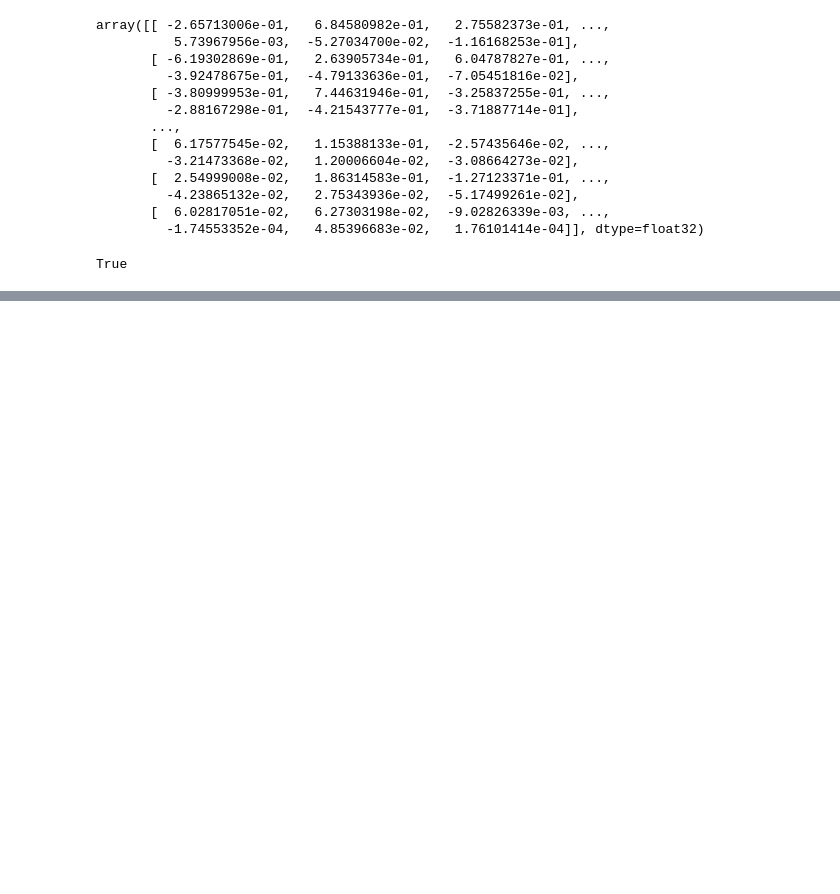
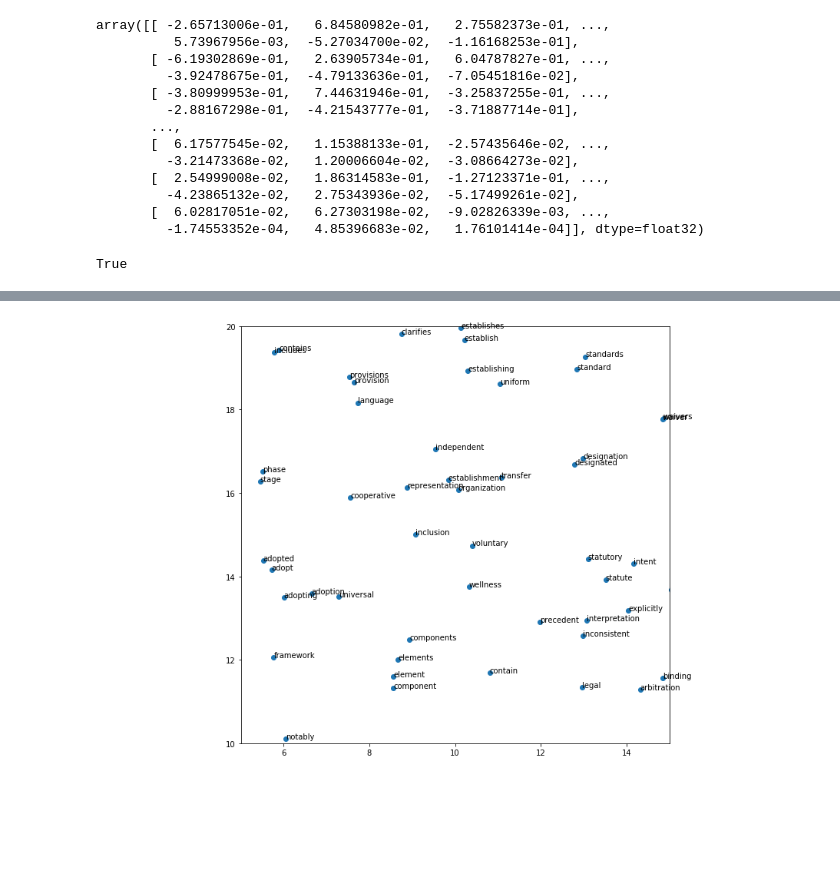
Before and after one commit to dgilbs/nlp_partisanship, a Jupyter notebook: Test_Modeling.ipynb, the cells around one changed output, grey strips where cells are left out. Cells and saved outputs as stored; diff of their text form; code cells hidden in the pictures; blank space fills up the shorter version.

```diff
--- a/Test_Modeling.ipynb
+++ b/Test_Modeling.ipynb
@@ -830,3 +892,8 @@ top_five_thousand_words = sorted_arr[-5000:]
 "iran" in list(map(lambda row: row[0], top_five_thousand_words))
 # %% [output]
 True
+# %%
+vocab = [i[0] for i in top_five_thousand_words]
+X = test_mod[vocab]
+w_tsne = TSNE(n_components=2)
+X_tsne = w_tsne.fit_transform(X)
@@ -832,0 +922,7 @@ True
+# %%
+df = pd.concat([pd.DataFrame(X_tsne),
+                pd.Series(vocab)],
+               axis=1)
+
+
+df.columns = ['x', 'y', 'word']
@@ -832,0 +950,14 @@ True
+# %%
+fig = plt.figure(figsize=(10, 10))
+ax = fig.add_subplot(1, 1, 1)
+
+ax.scatter(df['x'], df['y'])
+for i, txt in enumerate(df['word']):
+    ax.annotate(txt, (df['x'].iloc[i], df['y'].iloc[i]))
+
+ax.set_xlim(left = 5, right = 15)
+ax.set_ylim(top = 20, bottom = 10)
+
+plt.show()
+# %% [output]
+[figure, added]
```
Also changed, not shown: parts of 22 cells of this notebook, 9 other files.
